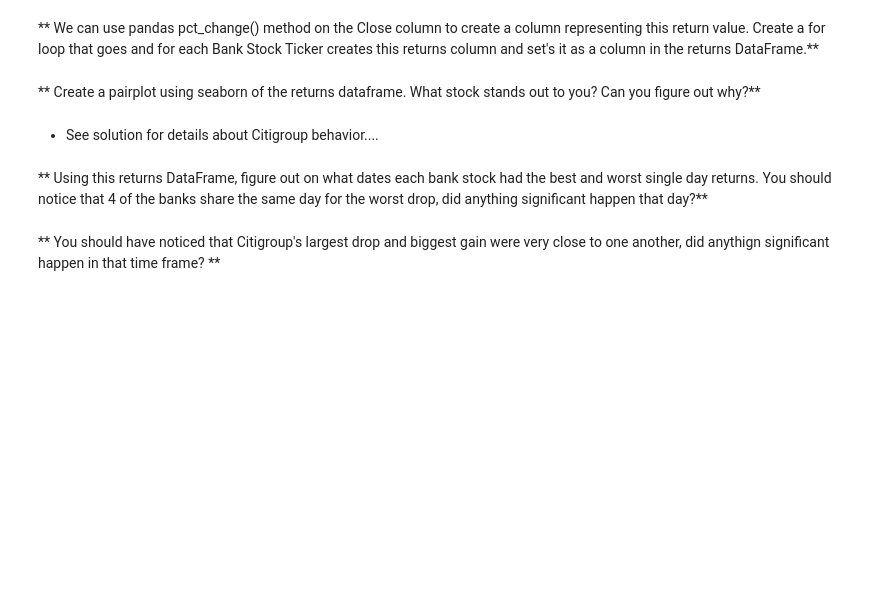
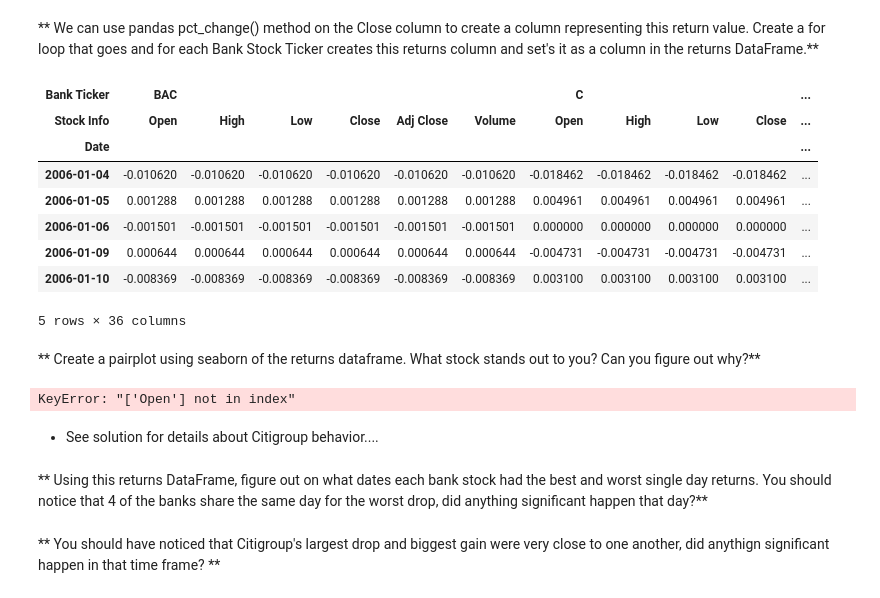
Before and after one commit to NahuelCl/Finanace_Project_Analisys, a Jupyter notebook: 3-Finance Project.ipynb, the cells around one changed output. Saved outputs shown, nothing was run; the diff lists cells and outputs as text; code cells hidden in the pictures; blank space fills up the shorter version.

```diff
--- a/3-Finance Project.ipynb
+++ b/3-Finance Project.ipynb
@@ -161,7 +174,26 @@ $$r_t = \frac{p_t - p_{t-1}}{p_{t-1}} = \frac{p_t}{p_{t-1}} - 1$$
 # %% [markdown]
 ** We can use pandas pct_change() method on the Close column to create a column representing this return value. Create a for loop that goes and for each Bank Stock Ticker creates this returns column and set's it as a column in the returns DataFrame.**
+# %%
+for ticker in tickers:
+    returns[ticker] = bank_stocks[ticker]['Close'].pct_change()
+
+returns.head()
+# %% [output]
+| Bank Ticker | BAC |  |  |  |  |  | C |  |  |  | ... |
+| Stock Info | Open | High | Low | Close | Adj Close | Volume | Open | High | Low | Close | ... |
+| Date |  |  |  |  |  |  |  |  |  |  | ... |
+| 2006-01-04 | -0.010620 | -0.010620 | -0.010620 | -0.010620 | -0.010620 | -0.010620 | -0.018462 | -0.018462 | -0.018462 | -0.018462 | ... |
+| 2006-01-05 | 0.001288 | 0.001288 | 0.001288 | 0.001288 | 0.001288 | 0.001288 | 0.004961 | 0.004961 | 0.004961 | 0.004961 | ... |
+| 2006-01-06 | -0.001501 | -0.001501 | -0.001501 | -0.001501 | -0.001501 | -0.001501 | 0.000000 | 0.000000 | 0.000000 | 0.000000 | ... |
+| 2006-01-09 | 0.000644 | 0.000644 | 0.000644 | 0.000644 | 0.000644 | 0.000644 | -0.004731 | -0.004731 | -0.004731 | -0.004731 | ... |
+| 2006-01-10 | -0.008369 | -0.008369 | -0.008369 | -0.008369 | -0.008369 | -0.008369 | 0.003100 | 0.003100 | 0.003100 | 0.003100 | ... |
+5 rows × 36 columns
 # %% [markdown]
 ** Create a pairplot using seaborn of the returns dataframe. What stock stands out to you? Can you figure out why?**
+# %%
+sns.pairplot(data=returns)
+# %% [output]
+KeyError: "['Open'] not in index"
 # %% [markdown]
 * See solution for details about Citigroup behavior....
 # %% [markdown]
```
Also changed, not shown: parts of 4 cells of this notebook.
